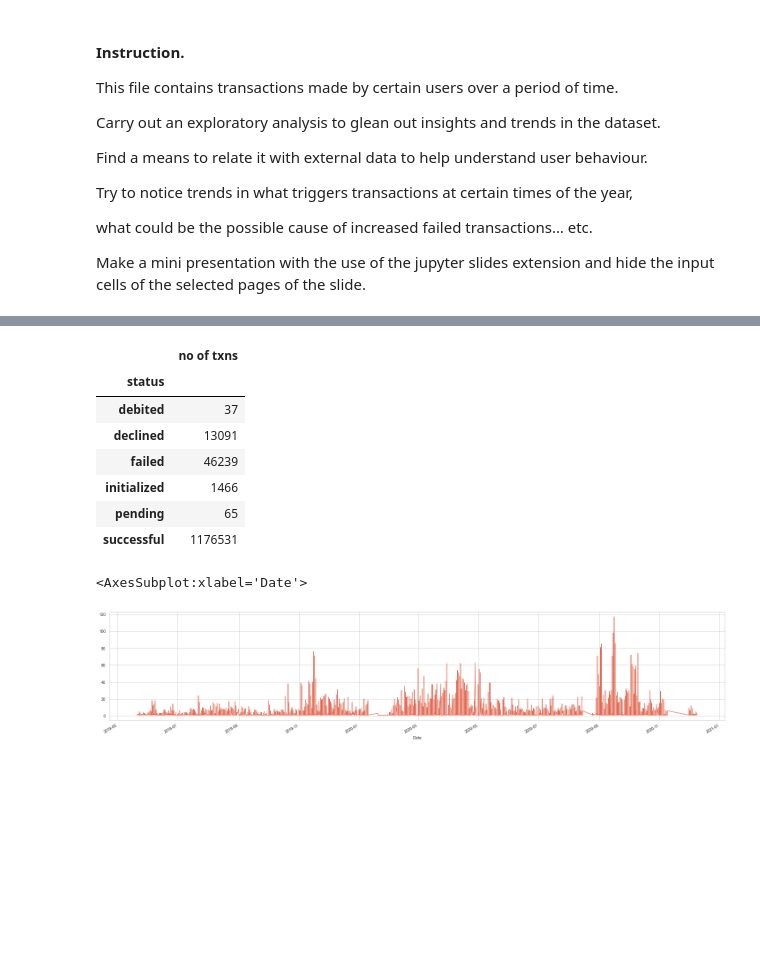
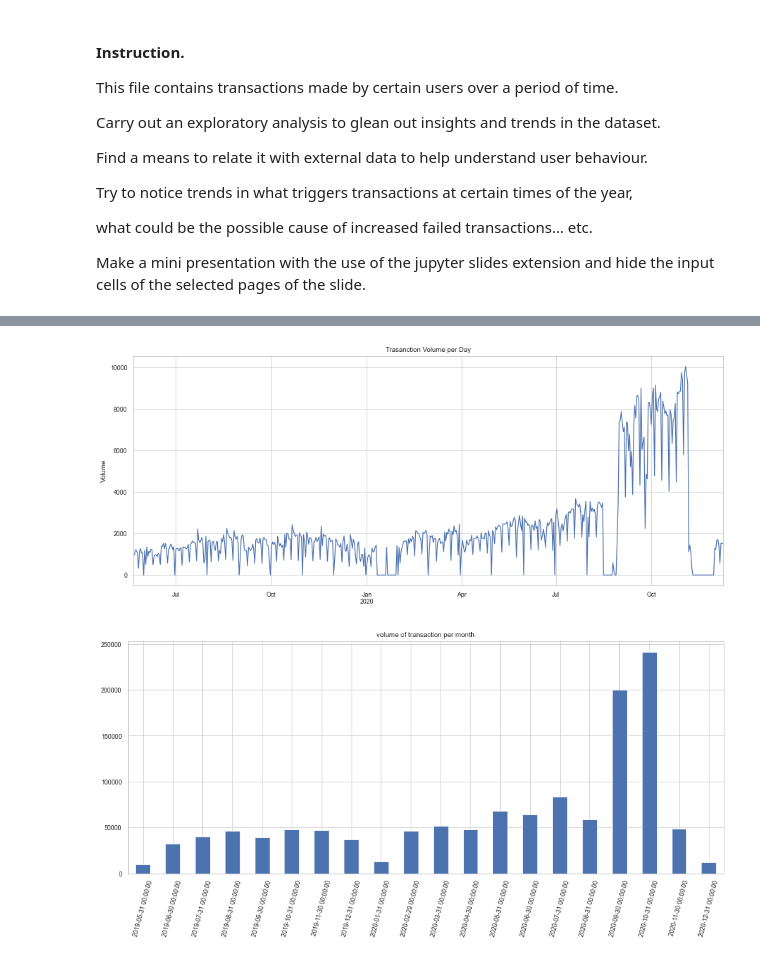
Before and after one commit to tahheel/V-Internship, a Jupyter notebook: Week 2/Damilola_week2.ipynb, the cells around one changed output, grey strips where cells are left out. Drawn from its saved outputs; the diff is of its cells as text; code cells hidden in the pictures; blank space fills up the shorter version.

```diff
--- a/Week 2/Damilola_week2.ipynb
+++ b/Week 2/Damilola_week2.ipynb
@@ -80,16 +125,22 @@ plt.show()
-# %%
-data.groupby('status').sum()
-# %% [output]
-|  | no of txns |
-| status |  |
-| debited | 37 |
-| declined | 13091 |
-| failed | 46239 |
-| initialized | 1466 |
-| pending | 65 |
-| successful | 1176531 |
-# %%
-data[data['status']=='failed']['no of txns'].plot(kind='line', figsize=(25,5))
-# %% [output]
-<AxesSubplot:xlabel='Date'>
-[figure, removed]
+# %%
+# trend in transaction volume over the period
+def plot_data():
+    data.txn_volume.resample('D').sum().plot(figsize=(15,6))
+    plt.title('Trasanction Volume per Day')
+    plt.ylabel('Volume')
+    plt.show()
+# %%
+# plot showing the seasional behaviour of users over the period
+
+plot_data()
+# %% [output]
+[figure, added]
+# %%
+# barchart showing volume of transaction per month
+
+data.txn_volume.resample('M').sum().plot(kind='bar', figsize=(15,6))
+plt.title('volume of transaction per month')
+plt.xticks(rotation=75)
+plt.show()
+# %% [output]
+[figure, added]
```
Also changed, not shown: parts of 21 cells of this notebook.
